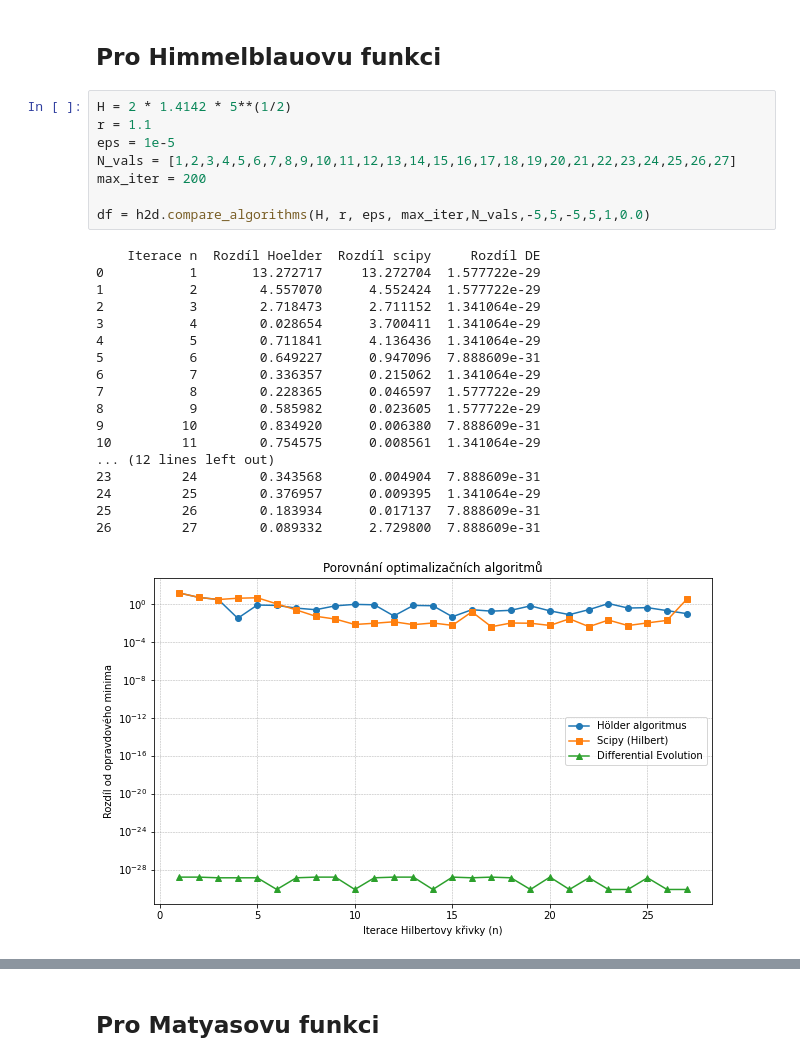
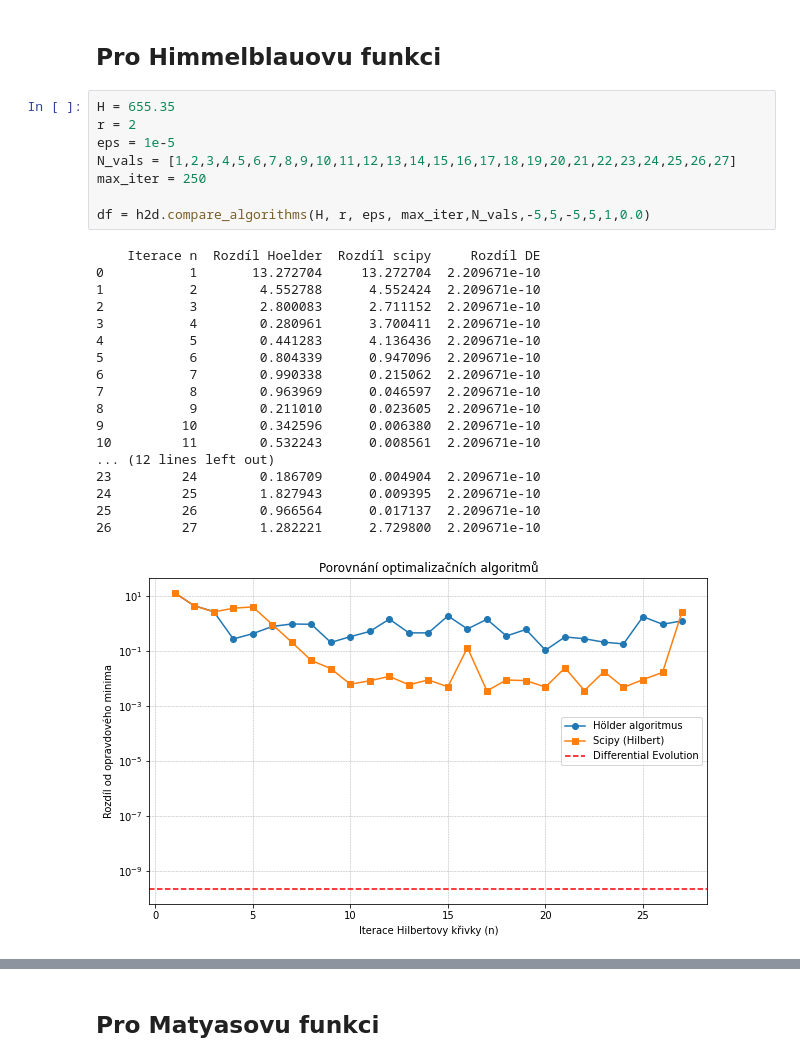
Before and after one commit to NIE0087/BP---prostor-vyplnujici-krivky, a Jupyter notebook: example.ipynb, the cells around one changed output, grey strips where cells are left out. Cells and saved outputs as stored; diff of their text form.

```diff
--- a/example.ipynb
+++ b/example.ipynb
@@ -153,29 +184,29 @@ Iterace hilbertovy křivky: 25
 # %% [markdown]
 ## Pro Himmelblauovu funkci
 # %%
-H = 2 * 1.4142 * 5**(1/2)
-r = 1.1
+H = 655.35
+r = 2
 eps = 1e-5
 N_vals = [1,2,3,4,5,6,7,8,9,10,11,12,13,14,15,16,17,18,19,20,21,22,23,24,25,26,27]
-max_iter = 200
+max_iter = 250
 
 df = h2d.compare_algorithms(H, r, eps, max_iter,N_vals,-5,5,-5,5,1,0.0)
 # %% [output]
     Iterace n  Rozdíl Hoelder  Rozdíl scipy     Rozdíl DE
-0           1       13.272717     13.272704  1.577722e-29
-1           2        4.557070      4.552424  1.577722e-29
-2           3        2.718473      2.711152  1.341064e-29
-3           4        0.028654      3.700411  1.341064e-29
-4           5        0.711841      4.136436  1.341064e-29
-5           6        0.649227      0.947096  7.888609e-31
-6           7        0.336357      0.215062  1.341064e-29
-7           8        0.228365      0.046597  1.577722e-29
-8           9        0.585982      0.023605  1.577722e-29
-9          10        0.834920      0.006380  7.888609e-31
-10         11        0.754575      0.008561  1.341064e-29
+0           1       13.272704     13.272704  2.209671e-10
+1           2        4.552788      4.552424  2.209671e-10
+2           3        2.800083      2.711152  2.209671e-10
+3           4        0.280961      3.700411  2.209671e-10
+4           5        0.441283      4.136436  2.209671e-10
+5           6        0.804339      0.947096  2.209671e-10
+6           7        0.990338      0.215062  2.209671e-10
+7           8        0.963969      0.046597  2.209671e-10
+8           9        0.211010      0.023605  2.209671e-10
+9          10        0.342596      0.006380  2.209671e-10
+10         11        0.532243      0.008561  2.209671e-10
 ... (12 lines left out)
-23         24        0.343568      0.004904  7.888609e-31
-24         25        0.376957      0.009395  1.341064e-29
-25         26        0.183934      0.017137  7.888609e-31
-26         27        0.089332      2.729800  7.888609e-31
+23         24        0.186709      0.004904  2.209671e-10
+24         25        1.827943      0.009395  2.209671e-10
+25         26        0.966564      0.017137  2.209671e-10
+26         27        1.282221      2.729800  2.209671e-10
-[figure, old version]
+[figure, new version]
```
Also changed, not shown: parts of 11 cells of this notebook, 1 other file.
